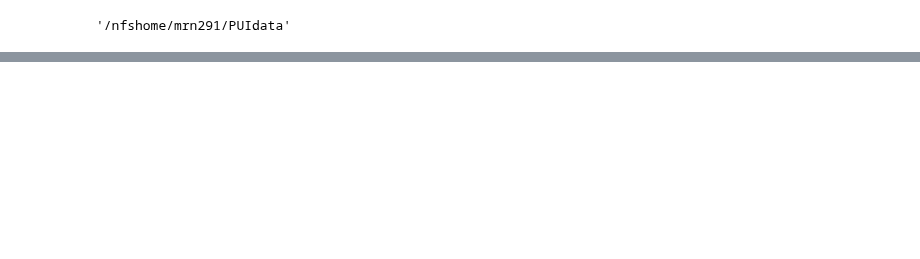
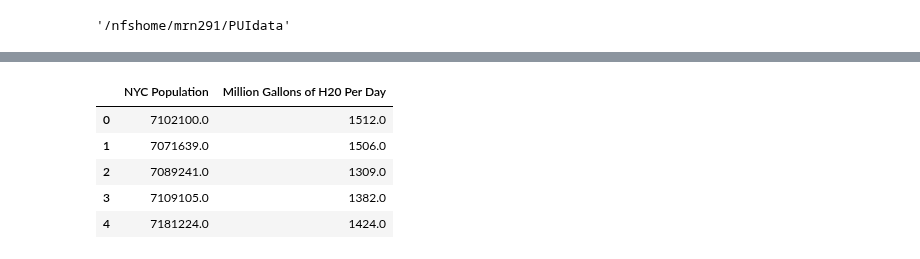
Before and after one commit to tharma3/PUI2018_mrn291, a Jupyter notebook: HW3_mrn291/Assignment_2.ipynb, the cells around one changed output, grey strips where cells are left out. Saved outputs shown, nothing was run; the diff lists cells and outputs as text; code cells hidden in the pictures; blank space fills up the shorter version.

```diff
--- a/HW3_mrn291/Assignment_2.ipynb
+++ b/HW3_mrn291/Assignment_2.ipynb
@@ -41,0 +71,9 @@ films.head(7)
+# %%
+water_plot.head(5)
+# %% [output]
+|  | NYC Population | Million Gallons of H20 Per Day |
+| 0 | 7102100.0 | 1512.0 |
+| 1 | 7071639.0 | 1506.0 |
+| 2 | 7089241.0 | 1309.0 |
+| 3 | 7109105.0 | 1382.0 |
+| 4 | 7181224.0 | 1424.0 |
```
Also changed, not shown: parts of 26 cells of this notebook.
